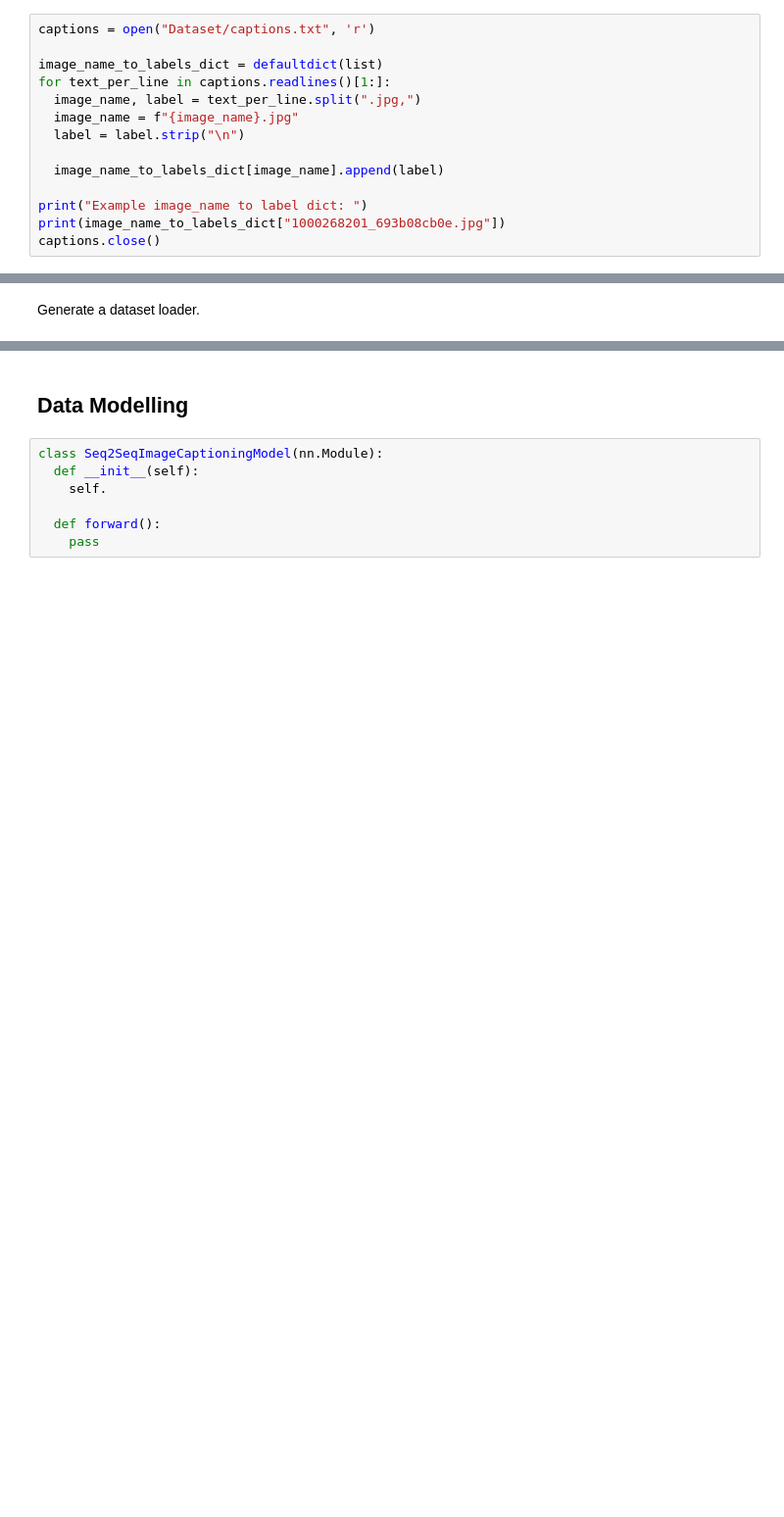
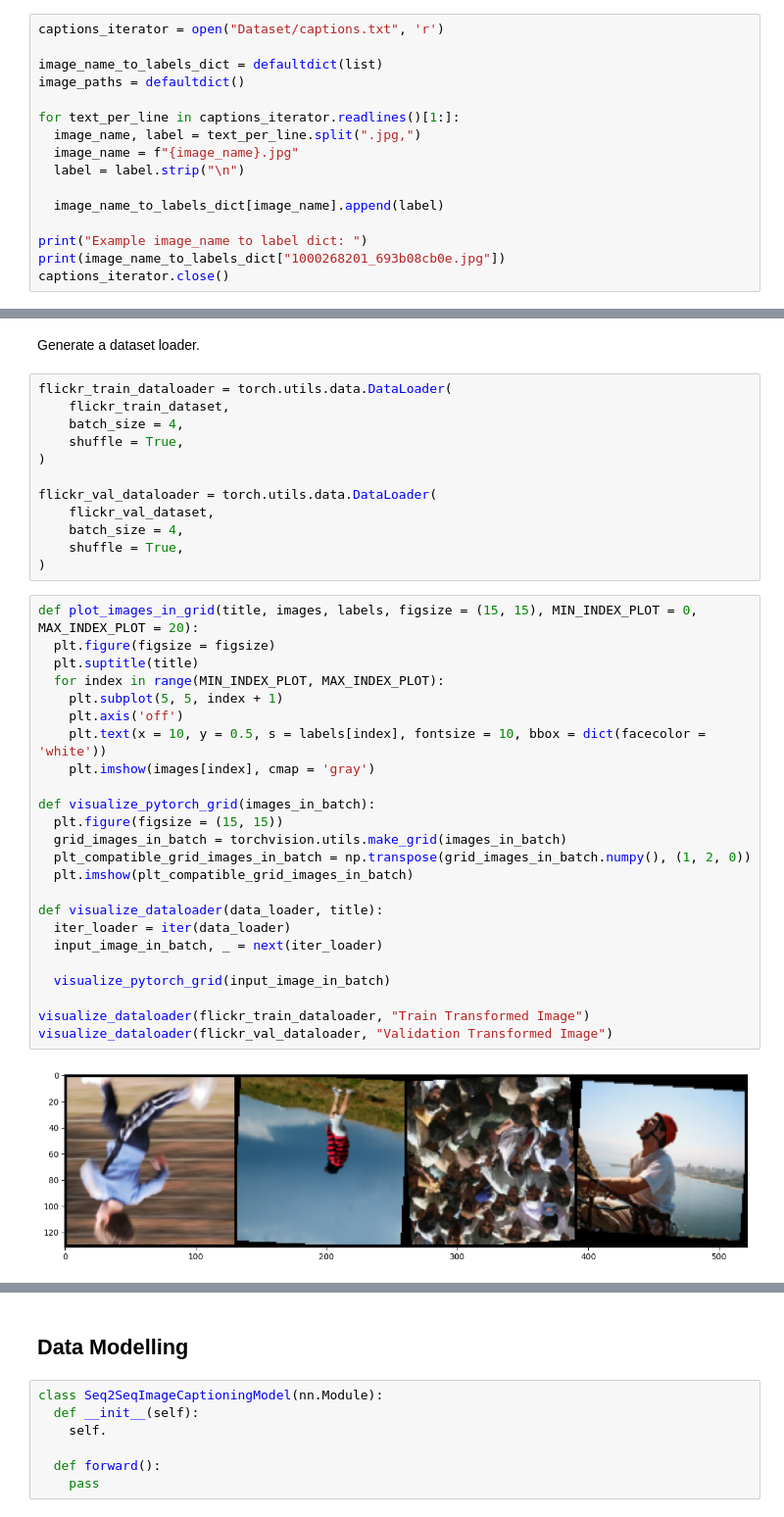
Before and after one commit to anthonycreates2000/Image-Captioning-with-Flickr30-Dataset, a Jupyter notebook: Image_Captioning_Computer_Vision_with_Flickr8K_Dataset.ipynb, the cells around one changed output, grey strips where cells are left out. Shown at 98% size. Cells and saved outputs as stored; diff of their text form; blank space fills up the shorter version.

Commit message:
Added Dataset Wrapper, Image Data Preprocessing and Batching by using DataLoader.

```diff
--- a/Image_Captioning_Computer_Vision_with_Flickr8K_Dataset.ipynb
+++ b/Image_Captioning_Computer_Vision_with_Flickr8K_Dataset.ipynb
@@ -92,8 +90,10 @@ Preprocess text
 # %%
-captions = open("Dataset/captions.txt", 'r')
+captions_iterator = open("Dataset/captions.txt", 'r')
 
 image_name_to_labels_dict = defaultdict(list)
-for text_per_line in captions.readlines()[1:]:
+image_paths = defaultdict()
+
+for text_per_line in captions_iterator.readlines()[1:]:
   image_name, label = text_per_line.split(".jpg,")
   image_name = f"{image_name}.jpg"
   label = label.strip("\n")
@@ -102,7 +102,7 @@ for text_per_line in captions.readlines()[1:]:
 
 print("Example image_name to label dict: ")
 print(image_name_to_labels_dict["1000268201_693b08cb0e.jpg"])
-captions.close()
+captions_iterator.close()
 # %% [output]
 Example image_name to label dict:
 ['A child in a pink dress is climbing up a set of stairs in an entry way .', 'A girl going into a wooden building .', 'A little girl climbing into a wooden playhouse .', 'A little girl climbing the st ...
@@ -135,2 +178,40 @@ random_split = torch.utils.data.random_split([tensor_tmnist_dataset,])
 # %% [markdown]
 Generate a dataset loader.
+# %%
+flickr_train_dataloader = torch.utils.data.DataLoader(
+    flickr_train_dataset,
+    batch_size = 4,
+    shuffle = True,
+)
+
+flickr_val_dataloader = torch.utils.data.DataLoader(
+    flickr_val_dataset,
+    batch_size = 4,
+    shuffle = True,
+)
+# %%
+def plot_images_in_grid(title, images, labels, figsize = (15, 15), MIN_INDEX_PLOT = 0, MAX_INDEX_PLOT = 20):
+  plt.figure(figsize = figsize)
+  plt.suptitle(title)
+  for index in range(MIN_INDEX_PLOT, MAX_INDEX_PLOT):
+    plt.subplot(5, 5, index + 1)
+    plt.axis('off')
+    plt.text(x = 10, y = 0.5, s = labels[index], fontsize = 10, bbox = dict(facecolor = 'white'))
+    plt.imshow(images[index], cmap = 'gray')
+
+def visualize_pytorch_grid(images_in_batch):
+  plt.figure(figsize = (15, 15))
+  grid_images_in_batch = torchvision.utils.make_grid(images_in_batch)
+  plt_compatible_grid_images_in_batch = np.transpose(grid_images_in_batch.numpy(), (1, 2, 0))
+  plt.imshow(plt_compatible_grid_images_in_batch)
+
+def visualize_dataloader(data_loader, title):
+  iter_loader = iter(data_loader)
+  input_image_in_batch, _ = next(iter_loader)
+
+  visualize_pytorch_grid(input_image_in_batch)
+
+visualize_dataloader(flickr_train_dataloader, "Train Transformed Image")
+visualize_dataloader(flickr_val_dataloader, "Validation Transformed Image")
+# %% [output]
+[figure, added]
```
Also changed, not shown: parts of 13 cells of this notebook.
